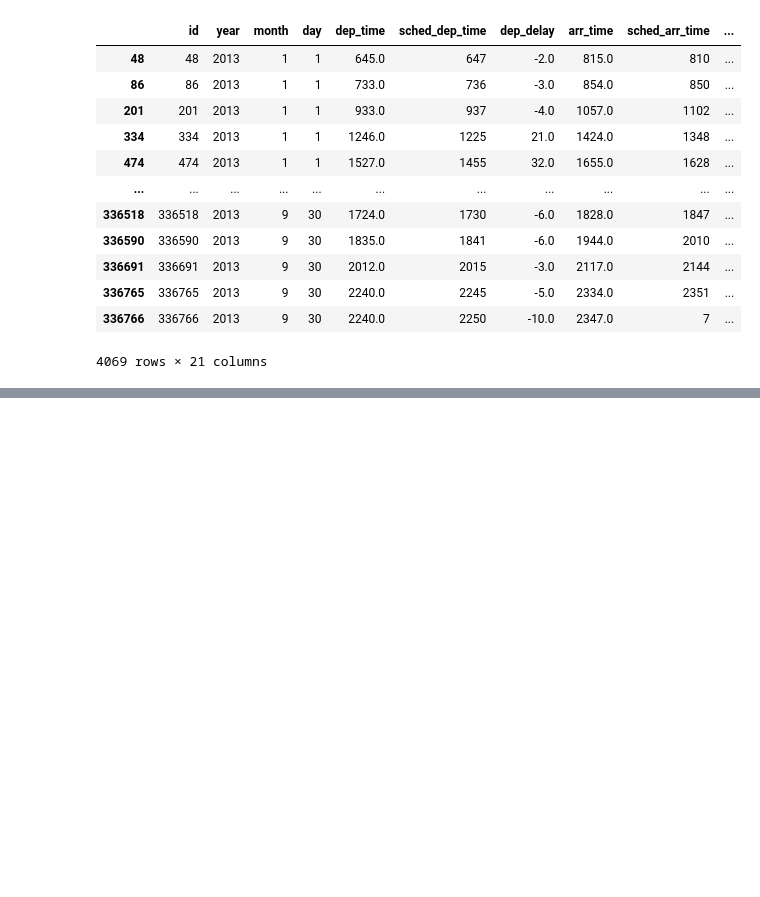
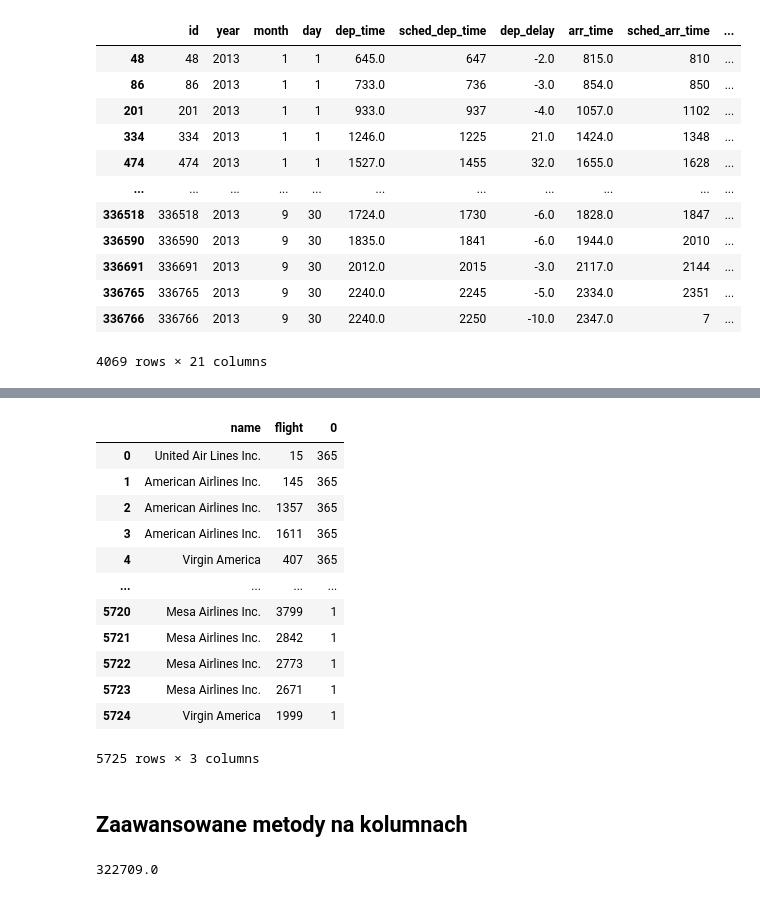
Before and after one commit to AleksandraJuras2000/Practice_Python, a Jupyter notebook: powtorka.ipynb, the cells around one changed output, grey strips where cells are left out. Drawn from its saved outputs; the diff is of its cells as text; code cells hidden in the pictures; blank space fills up the shorter version.

```diff
--- a/powtorka.ipynb
+++ b/powtorka.ipynb
@@ -270,0 +341,22 @@ df.loc[(df['name'] == 'JetBlue Airways') & ((df['dest'] == 'SYR') | (df['dest']
+# %%
+df[['name', 'flight']].value_counts().reset_index()  # kombinacja zliczen
+# %% [output]
+|  | name | flight | 0 |
+| 0 | United Air Lines Inc. | 15 | 365 |
+| 1 | American Airlines Inc. | 145 | 365 |
+| 2 | American Airlines Inc. | 1357 | 365 |
+| 3 | American Airlines Inc. | 1611 | 365 |
+| 4 | Virgin America | 407 | 365 |
+| ... | ... | ... | ... |
+| 5720 | Mesa Airlines Inc. | 3799 | 1 |
+| 5721 | Mesa Airlines Inc. | 2842 | 1 |
+| 5722 | Mesa Airlines Inc. | 2773 | 1 |
+| 5723 | Mesa Airlines Inc. | 2671 | 1 |
+| 5724 | Virgin America | 1999 | 1 |
+5725 rows × 3 columns
+# %% [markdown]
+## Zaawansowane metody na kolumnach
+# %%
+df[['month']].rank()  # nie wiem czy kiedys bede tego uzywać
+# %% [output]
+322709.0
```
Also changed, not shown: parts of 13 cells of this notebook.
